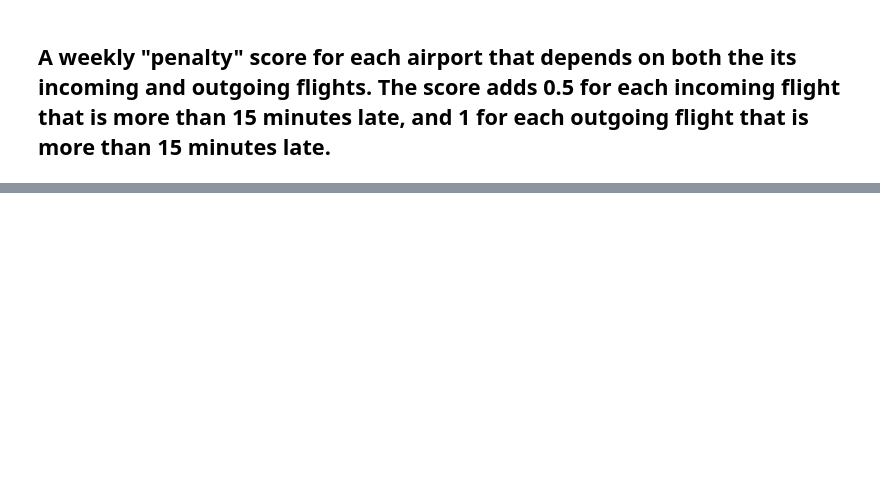
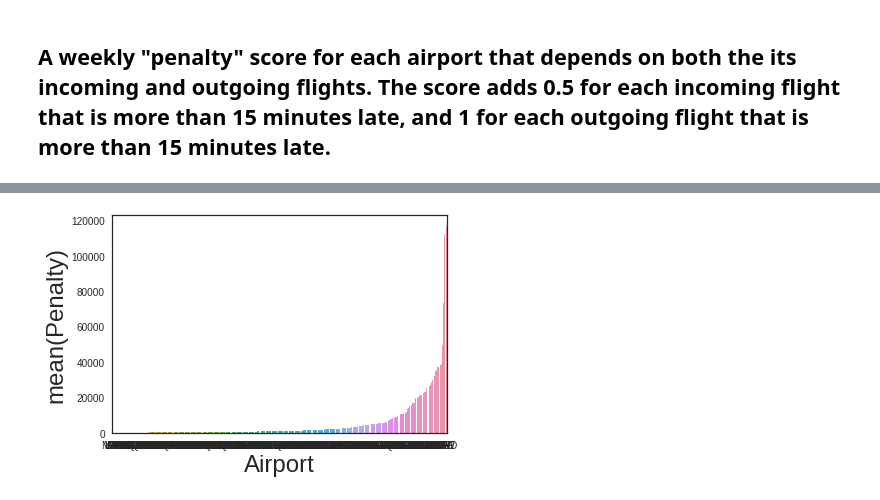
Before and after one commit to middleware2018-PSS/BigData, a Jupyter notebook: Flights.ipynb, the cells around one changed output, grey strips where cells are left out. Cells and saved outputs as stored; diff of their text form; code cells hidden in the pictures; blank space fills up the shorter version.

```diff
--- a/Flights.ipynb
+++ b/Flights.ipynb
@@ -699,2 +788,18 @@ only showing top 20 rows
 # %% [markdown]
 ## A weekly "penalty" score for each airport that depends on both the its incoming and outgoing flights. The score adds 0.5 for each incoming flight that is more than 15 minutes late, and 1 for each outgoing flight that is more than 15 minutes late.
+# %%
+d = sqlContext.read.format('com.databricks.spark.csv').options(header='true', inferschema='true')\
+    .load('BDdata/2003.csv')
+
+d1 = d.select(d["Origin"],d["Dest"],d["ArrDelay"]).filter('ArrDelay > 15')
+d2 = d1.withColumn("in", lit(0.5)).withColumn("out",lit(1)).select("Origin","Dest","in","out")
+d3 = d2.groupBy(d2["Origin"])\
+            .agg({"out":"sum"})\
+    .join(d2.groupBy(d2["Dest"]).agg({"in":"sum"}), on=[d2["Dest"]==d2["Origin"]])
+# %%
+d4 = d3.withColumn("Penalty", d3["sum(out)"]+d3["sum(in)"])\
+    .drop("Dest")\
+    .withColumnRenamed("Origin","Airport")\
+    .withColumnRenamed("sum(out)","OutgoingPenalty")\
+    .withColumnRenamed("sum(in)","IngoingPenalty").sort("Penalty")
+d4.show()
@@ -700,0 +824,6 @@ only showing top 20 rows
+# %%
+p4 = d4.toPandas()
+# %%
+ax = sns.barplot(x="Airport", y="Penalty", data=p4)
+# %% [output]
+[figure, added]
```
Also changed, not shown: parts of 15 cells of this notebook, 11 other files.
